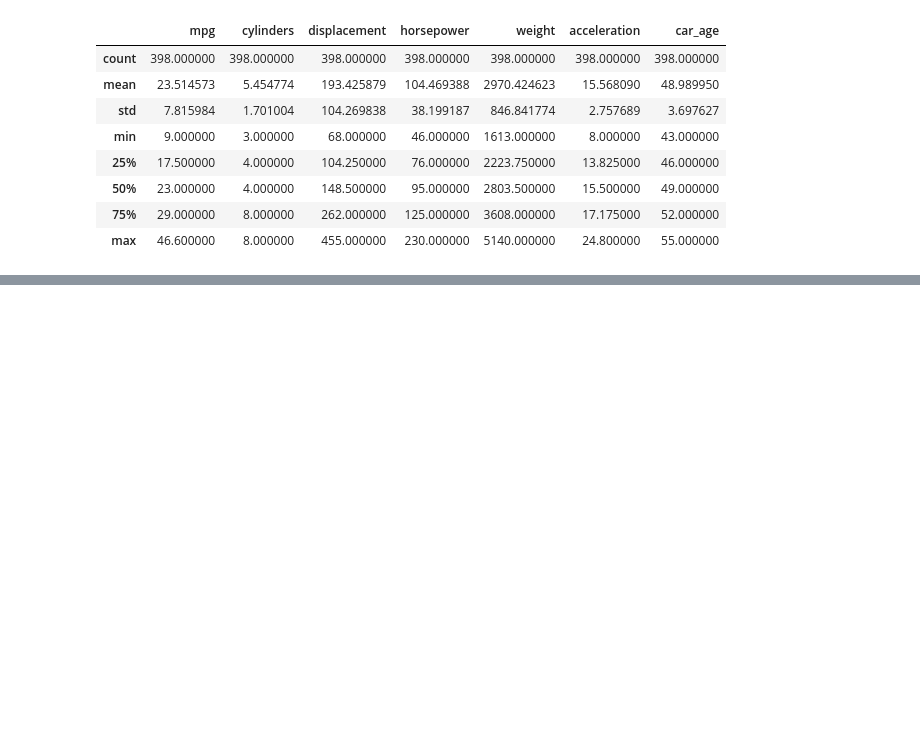
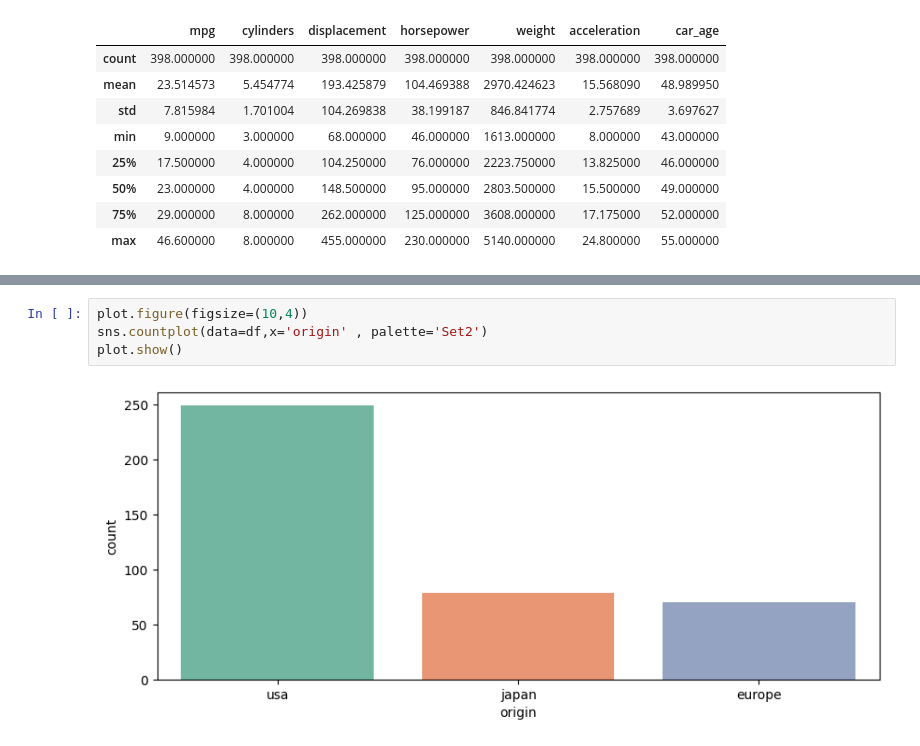
Before and after one commit to Unbeatable2323/Ai-leaning-from-scratch, a Jupyter notebook: sklernproject1.ipynb, the cells around one changed output, grey strips where cells are left out. Saved outputs shown, nothing was run; the diff lists cells and outputs as text; blank space fills up the shorter version.

```diff
--- a/sklernproject1.ipynb
+++ b/sklernproject1.ipynb
@@ -124,0 +151,6 @@ df.describe()
+# %%
+plot.figure(figsize=(10,4))
+sns.countplot(data=df,x='origin' , palette='Set2')
+plot.show()
+# %% [output]
+[figure, added]
```
Also changed, not shown: parts of 25 cells of this notebook, 2 other files.
